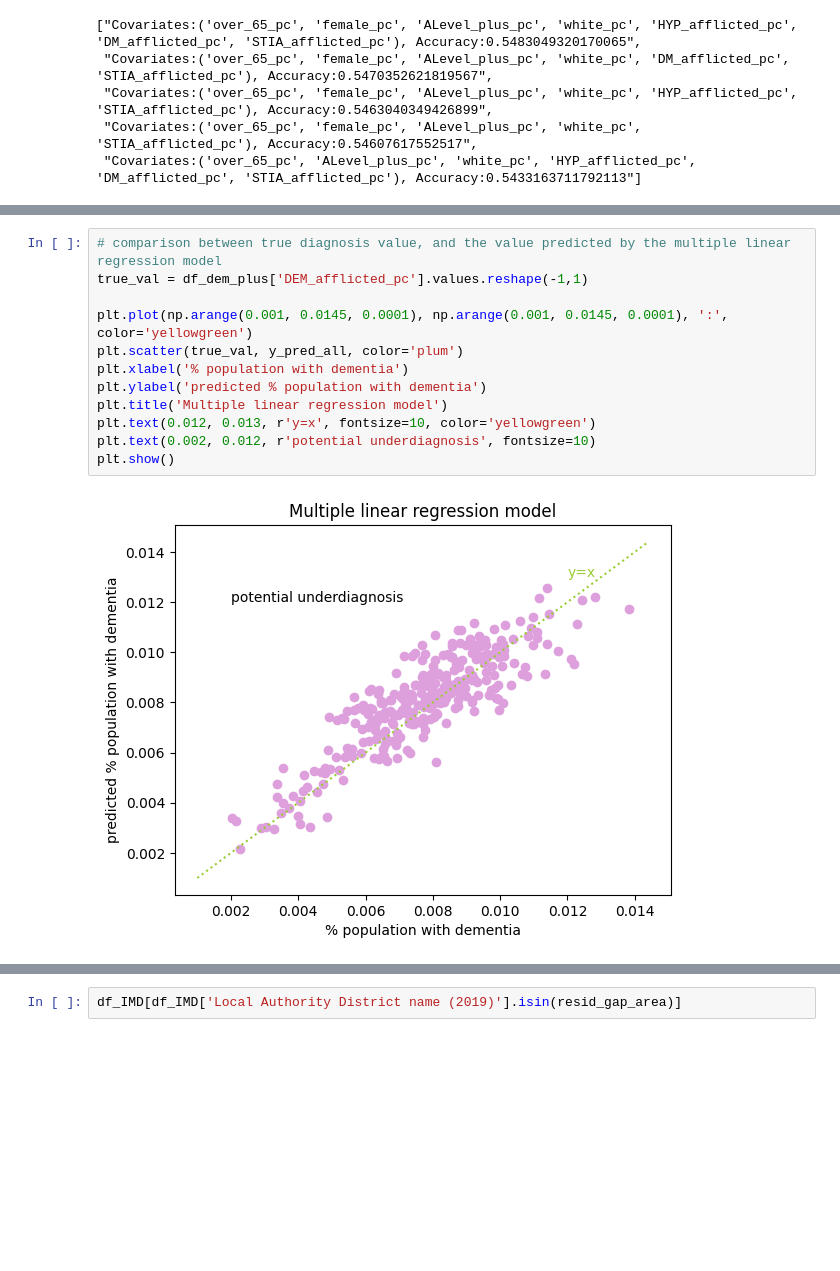
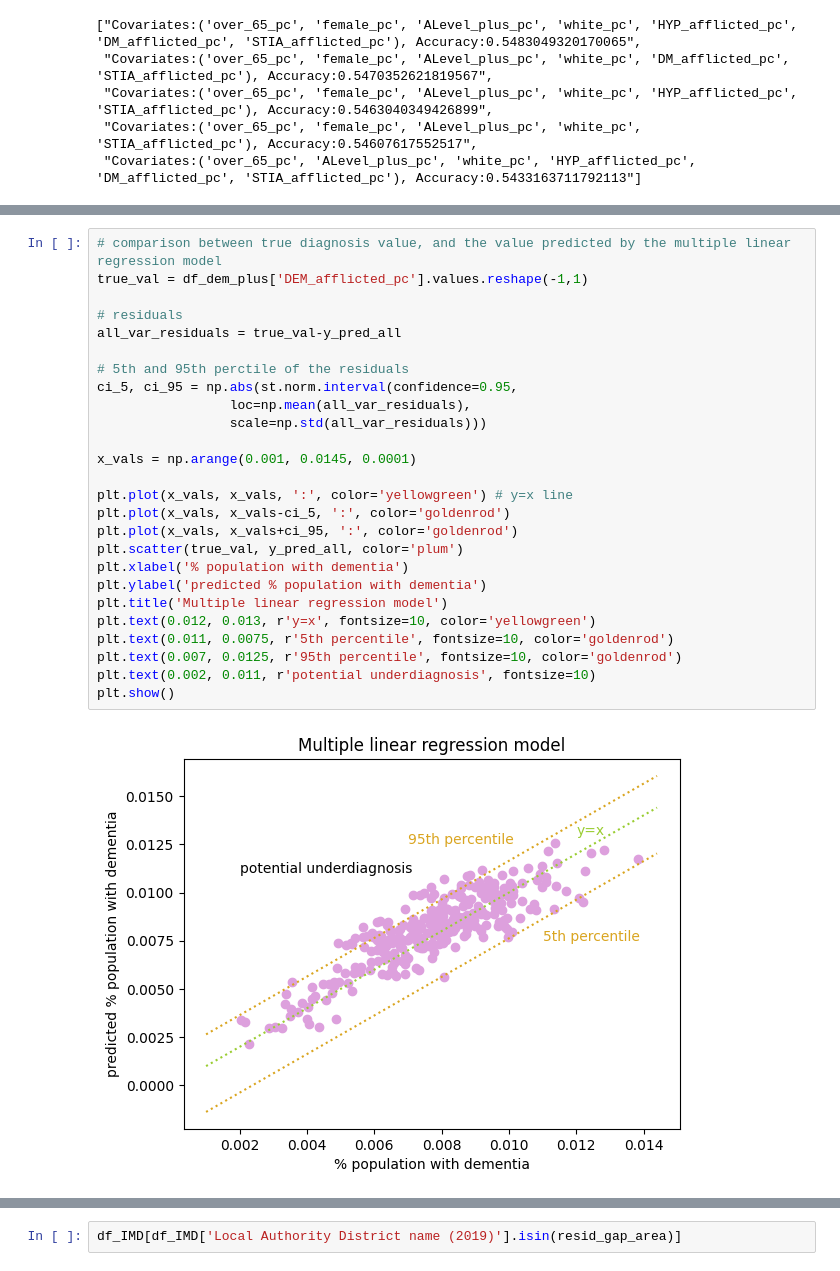
Before and after one commit to Bea-Taylor/DifDem_inequalities, a Jupyter notebook: nbs/core/04_regression_model.ipynb, the cells around one changed output, grey strips where cells are left out. Drawn from its saved outputs; the diff is of its cells as text; blank space fills up the shorter version.

```diff
--- a/nbs/core/04_regression_model.ipynb
+++ b/nbs/core/04_regression_model.ipynb
@@ -222,15 +213,29 @@ y_pred_all = regr.predict(x_test_all_covar)
 # %%
 # comparison between true diagnosis value, and the value predicted by the multiple linear regression model
 true_val = df_dem_plus['DEM_afflicted_pc'].values.reshape(-1,1)
 
-plt.plot(np.arange(0.001, 0.0145, 0.0001), np.arange(0.001, 0.0145, 0.0001), ':', color='yellowgreen')
+# residuals
+all_var_residuals = true_val-y_pred_all
+
+# 5th and 95th perctile of the residuals
+ci_5, ci_95 = np.abs(st.norm.interval(confidence=0.95,
+                 loc=np.mean(all_var_residuals),
+                 scale=np.std(all_var_residuals)))
+
+x_vals = np.arange(0.001, 0.0145, 0.0001)
+
+plt.plot(x_vals, x_vals, ':', color='yellowgreen') # y=x line
+plt.plot(x_vals, x_vals-ci_5, ':', color='goldenrod')
+plt.plot(x_vals, x_vals+ci_95, ':', color='goldenrod')
 plt.scatter(true_val, y_pred_all, color='plum')
 plt.xlabel('% population with dementia')
 plt.ylabel('predicted % population with dementia')
 plt.title('Multiple linear regression model')
 plt.text(0.012, 0.013, r'y=x', fontsize=10, color='yellowgreen')
-plt.text(0.002, 0.012, r'potential underdiagnosis', fontsize=10)
+plt.text(0.011, 0.0075, r'5th percentile', fontsize=10, color='goldenrod')
+plt.text(0.007, 0.0125, r'95th percentile', fontsize=10, color='goldenrod')
+plt.text(0.002, 0.011, r'potential underdiagnosis', fontsize=10)
 plt.show()
 # %% [output]
-[figure, old version]
+[figure, new version]
 # %%
```
Also changed, not shown: parts of 11 cells of this notebook, 3 other files.
